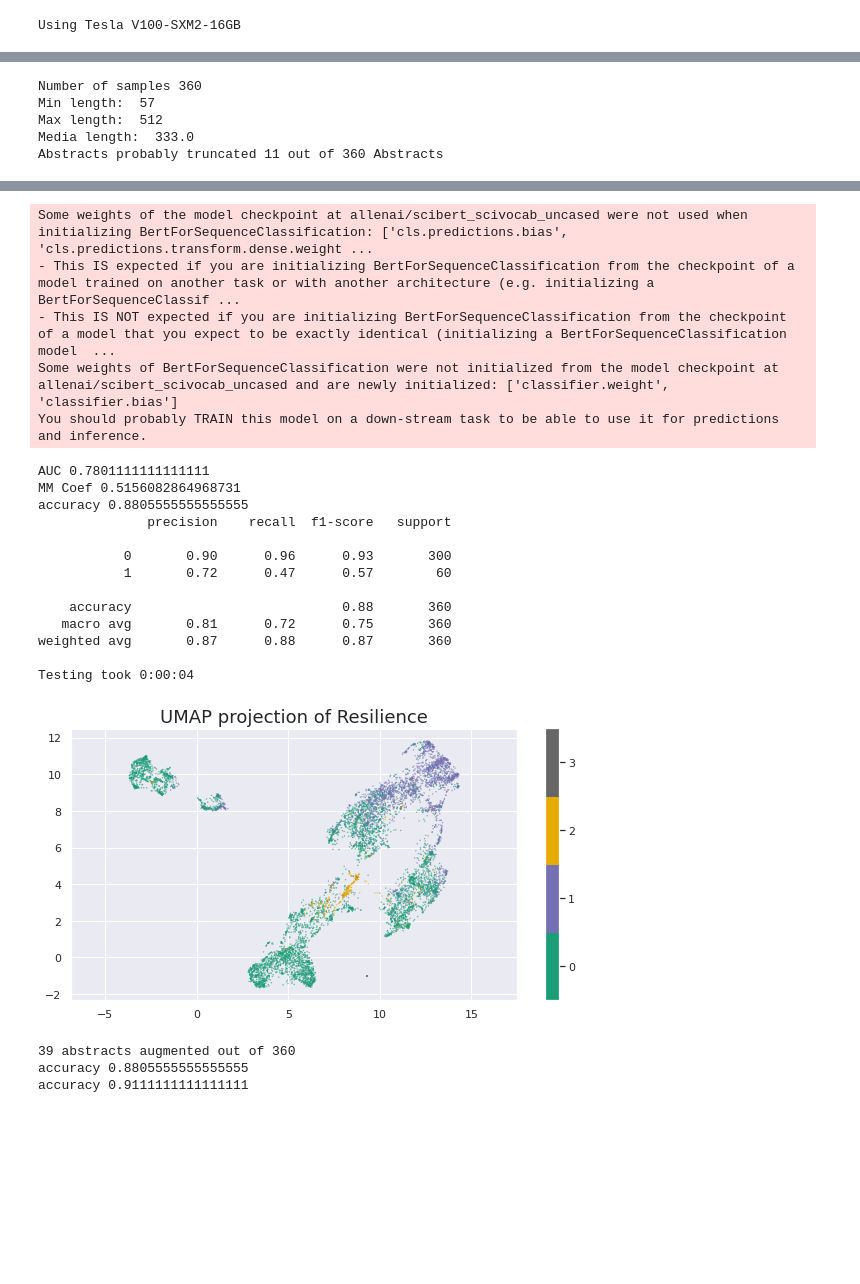
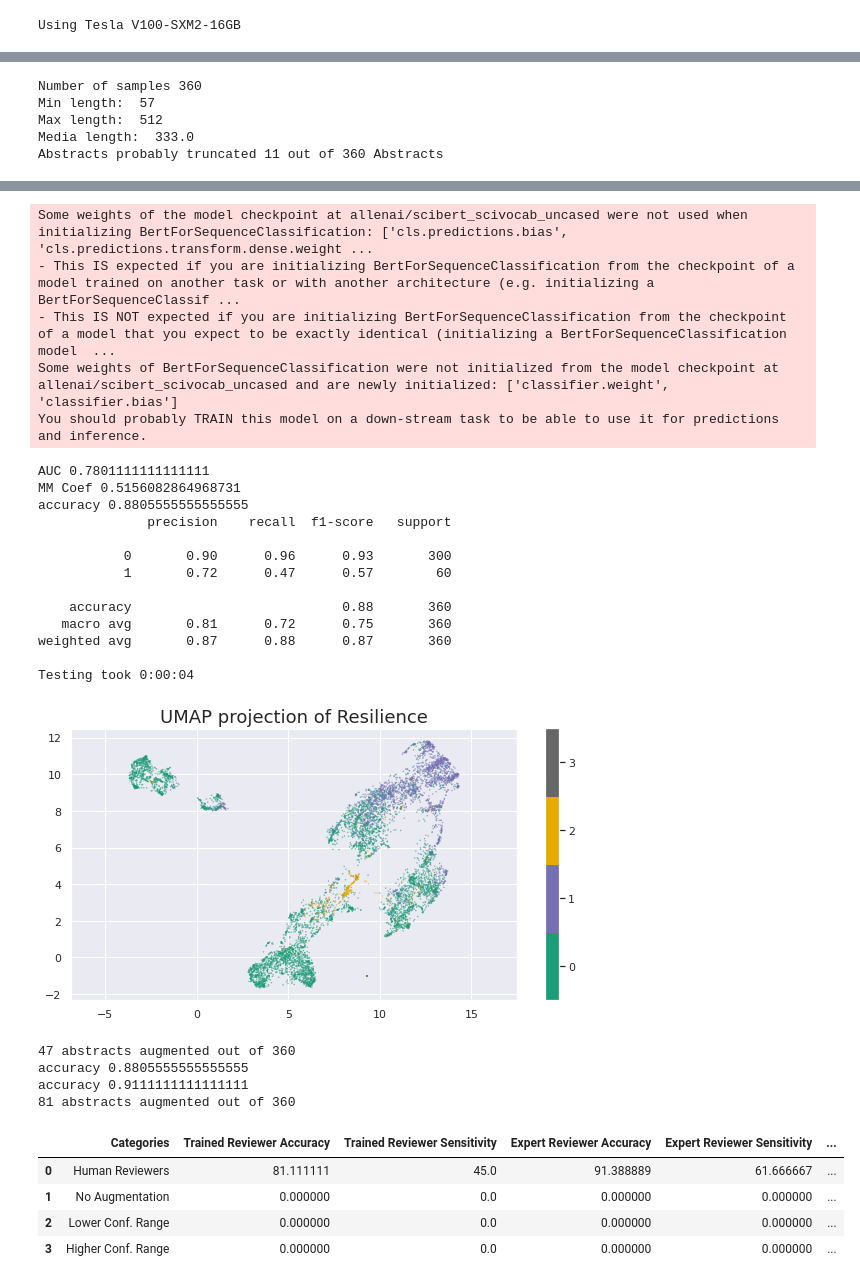
Before and after one commit to MetaAnalysisPipeline/MetaAnalysisPipeline, a Jupyter notebook: bert_pipeline.ipynb, the cells around one changed output, grey strips where cells are left out. Drawn from its saved outputs; the diff is of its cells as text; code cells hidden in the pictures; blank space fills up the shorter version.

Commit message:
updated bert_pipeline

```diff
--- a/bert_pipline.ipynb
+++ b/bert_pipeline.ipynb
@@ -436,9 +543,57 @@ x.load_model("/content/drive/My Drive/bert_models/bertmodels/model_scibert_Resil
 x.model_test()
 x.make_umap()
 x.get_conf_val()
-x.augment("neg", .5)
+x.augment(.5, .9)
 print("accuracy", accuracy_score(y_true=ground_truth_df["KR_Resilience"], y_pred=x.test_pred_rouncded))
 print("accuracy", accuracy_score(y_true=ground_truth_df["KR_Resilience"], y_pred=x.augmented_predictions))
+
+
+
+
+
+aug_df_cat = ["Human Reviewers", "No Augmentation", "Lower Conf. Range", "Higher Conf. Range"]
+aug_df_col_names = ["Trained Reviewer Accuracy", "Trained Reviewer Sensitivity"]
+
+trained_rev_acc = [100*accuracy_score(y_true=ground_truth_df["KR_Resilience"], y_pred=ground_truth_df["trained_reviewers_Resilience"]),0,0,0]
+trained_rev_sens = [100*sensitivity(y_true=ground_truth_df["KR_Resilience"], y_pred=ground_truth_df["trained_reviewers_Resilience"]),0,0,0]
+
+
+exp_rev_acc = [100*accuracy_score(y_true=ground_truth_df["KR_Resilience"], y_pred=ground_truth_df["Singh_Resilience"]),0,0,0]
+exp_rev_sens = [100*sensitivity(y_true=ground_truth_df["KR_Resilience"], y_pred=ground_truth_df["Singh_Resilience"]),0,0,0]
+
+scibert_acc = [0,100*accuracy_score(y_true=ground_truth_df["KR_Resilience"], y_pred=x.test_pred_rouncded), accuracy_score(y_true=ground_truth_df["KR_Resilience"], y_pred=x.augmented_predictions)]
+scibert_sens = [0,100*sensitivity(y_true=ground_truth_df["KR_Resilience"], y_pred=x.test_pred_rouncded), sensitivity(y_true=ground_truth_df["KR_Resilience"], y_pred=x.augmented_predictions)]
+
+point = [0,1,2]
+abstracts_augmented = [0,0, 100*x.aug_counter/len(x.test_pred_rouncded)]
+
+x.augment(.5, .95)
+
+abstracts_augmented.append(100*x.aug_counter/len(x.test_pred_rouncded))
+scibert_acc.append(100*accuracy_score(y_true=ground_truth_df["KR_Resilience"], y_pred=x.augmented_predictions))
+scibert_sens.append(100*sensitivity(y_true=ground_truth_df["KR_Resilience"], y_pred=x.augmented_predictions))
+
+df_aug_dict = {
+    "Categories":aug_df_cat,
+    "Trained Reviewer Accuracy": trained_rev_acc,
+    "Trained Reviewer Sensitivity": trained_rev_sens,
+    "Expert Reviewer Accuracy": exp_rev_acc,
+    "Expert Reviewer Sensitivity":exp_rev_sens,
+    "SciBERT Accuracy":scibert_acc,
+    "SciBERT Sensitvity": scibert_sens,
+    "Abstracts Augmented":abstracts_augmented
+}
+
+df_count_dict = {
+  "Point":point,
+  "Abstracts Augmented":abstracts_augmented
+}
+
+resilience_aug_df = pd.DataFrame(df_aug_dict)
+
+
+
+resilience_aug_df
 # %% [output]
 Number of samples 8202
 Min length:  12
@@ -446,31 +601,37 @@ Max length:  512
 Media length:  273.0
 Abstracts probably truncated 281 out of 8202 Abstracts
 [figure]
 Number of samples 360
 Min length:  57
 Max length:  512
 Media length:  333.0
 Abstracts probably truncated 11 out of 360 Abstracts
 [figure]
 Some weights of the model checkpoint at allenai/scibert_scivocab_uncased were not used when initializing BertForSequenceClassification: ['cls.predictions.bias', 'cls.predictions.transform.dense.weight ...
 - This IS expected if you are initializing BertForSequenceClassification from the checkpoint of a model trained on another task or with another architecture (e.g. initializing a BertForSequenceClassif ...
 - This IS NOT expected if you are initializing BertForSequenceClassification from the checkpoint of a model that you expect to be exactly identical (initializing a BertForSequenceClassification model  ...
 Some weights of BertForSequenceClassification were not initialized from the model checkpoint at allenai/scibert_scivocab_uncased and are newly initialized: ['classifier.weight', 'classifier.bias']
 You should probably TRAIN this model on a down-stream task to be able to use it for predictions and inference.
 AUC 0.7801111111111111
 MM Coef 0.5156082864968731
 accuracy 0.8805555555555555
               precision    recall  f1-score   support
 
            0       0.90      0.96      0.93       300
            1       0.72      0.47      0.57        60
 
     accuracy                           0.88       360
    macro avg       0.81      0.72      0.75       360
 weighted avg       0.87      0.88      0.87       360
 
 Testing took 0:00:04
 [figure]
-39 abstracts augmented out of 360
+47 abstracts augmented out of 360
 accuracy 0.8805555555555555
 accuracy 0.9111111111111111
+81 abstracts augmented out of 360
+|  | Categories | Trained Reviewer Accuracy | Trained Reviewer Sensitivity | Expert Reviewer Accuracy | Expert Reviewer Sensitivity | ... |
+| 0 | Human Reviewers | 81.111111 | 45.0 | 91.388889 | 61.666667 | ... |
+| 1 | No Augmentation | 0.000000 | 0.0 | 0.000000 | 0.000000 | ... |
+| 2 | Lower Conf. Range | 0.000000 | 0.0 | 0.000000 | 0.000000 | ... |
+| 3 | Higher Conf. Range | 0.000000 | 0.0 | 0.000000 | 0.000000 | ... |
```
Also changed, not shown: parts of 12 cells of this notebook.
